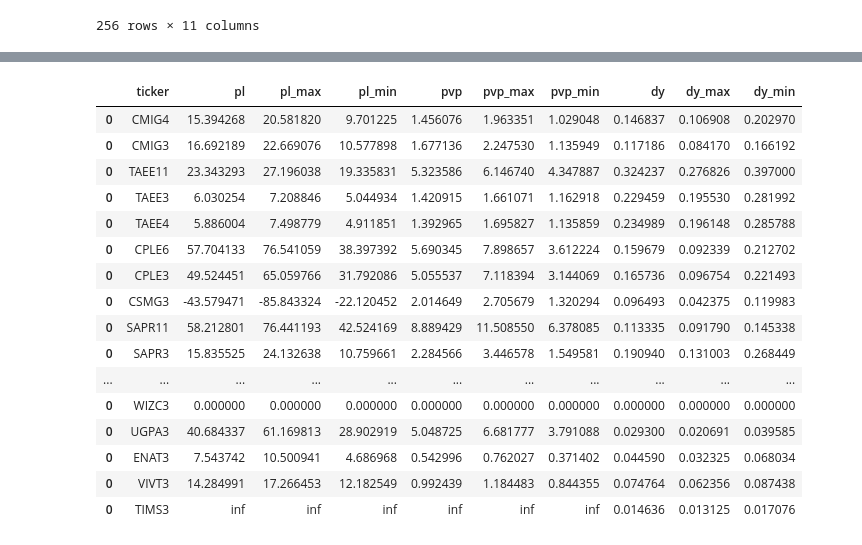
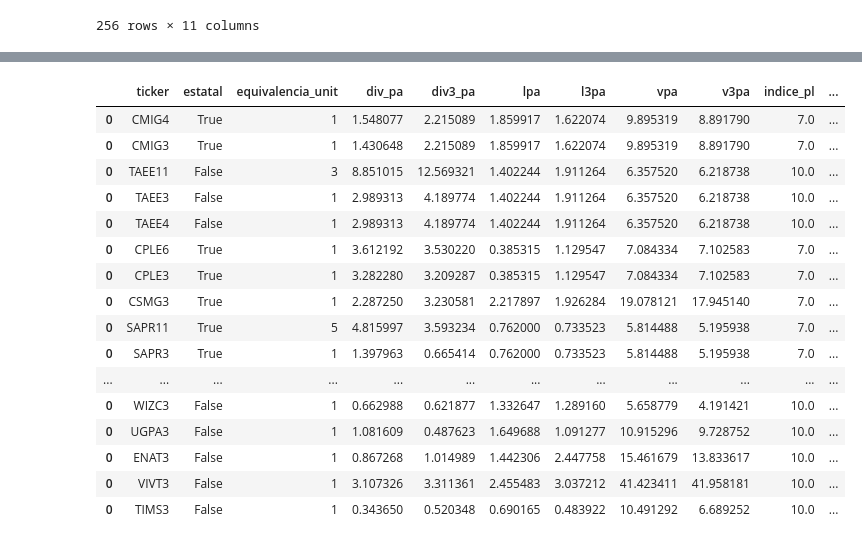
Before and after one commit to eduardopfranca/radar_fundamentalista, a Jupyter notebook: Radar_fund_calculando_indicadores.ipynb, the cells around one changed output, grey strips where cells are left out. Saved outputs shown, nothing was run; the diff lists cells and outputs as text; code cells hidden in the pictures.

Commit message:
pequena mudança ainda sem conferencia feita na planilha dos indicadores

```diff
--- a/Radar_fund_calculando_indicadores.ipynb
+++ b/Radar_fund_calculando_indicadores.ipynb
@@ -337,16 +280,16 @@ faixas_indicadores
 | 0 | TIMS3 | 2021 | inf | inf | inf | inf | inf | inf | 0.032915 | 0.029147 | 0.038819 |
 | 0 | TIMS3 | 2022 | 17.966712 | 21.197823 | 16.880016 | 1.181933 | 1.394490 | 1.110445 | 0.046649 | 0.039539 | 0.049652 |
 256 rows × 11 columns
-# %%
-df_list_faixa_media = []
-for ticker in faixas_indicadores.ticker.unique():
-    df = faixas_indicadores[faixas_indicadores['ticker']==ticker]
-    dicionario = {'ticker': ticker}
-    for coluna in df.columns:
-        if coluna in ['ticker', 'year']:
-            pass
-        else:
-            valor = df[coluna].mean()
-            dicionario[coluna] = valor
-    df = pd.DataFrame(dicionario,index=[0])
-    df_list_faixa_media.append(df)
+# %%
+cotacao_list = []
+for ticker in empresas.empresa:
+    ticker = ticker + '.SA'
+
+    acao = yf.Ticker(ticker)
+
+    try:
+        cotação_atualizada = acao.history(period="1d")["Close"].iloc[-1]
+    except:
+        cotação_atualizada = 0
+
+    cotacao_list.append(cotação_atualizada)
@@ -352,0 +298,2 @@ for ticker in faixas_indicadores.ticker.unique():
+# %%
+empresas['cotacao'] = cotacao_list
@@ -353,22 +416,22 @@ for ticker in faixas_indicadores.ticker.unique():
 # %%
-faixas_indicadores_medias = pd.concat(df_list_faixa_media)
+preco_teto = pd.concat(df_list_precos)
-# %%
-faixas_indicadores_medias
-# %% [output]
-|  | ticker | pl | pl_max | pl_min | pvp | pvp_max | pvp_min | dy | dy_max | dy_min |
-| 0 | CMIG4 | 15.394268 | 20.581820 | 9.701225 | 1.456076 | 1.963351 | 1.029048 | 0.146837 | 0.106908 | 0.202970 |
-| 0 | CMIG3 | 16.692189 | 22.669076 | 10.577898 | 1.677136 | 2.247530 | 1.135949 | 0.117186 | 0.084170 | 0.166192 |
-| 0 | TAEE11 | 23.343293 | 27.196038 | 19.335831 | 5.323586 | 6.146740 | 4.347887 | 0.324237 | 0.276826 | 0.397000 |
-| 0 | TAEE3 | 6.030254 | 7.208846 | 5.044934 | 1.420915 | 1.661071 | 1.162918 | 0.229459 | 0.195530 | 0.281992 |
-| 0 | TAEE4 | 5.886004 | 7.498779 | 4.911851 | 1.392965 | 1.695827 | 1.135859 | 0.234989 | 0.196148 | 0.285788 |
-| 0 | CPLE6 | 57.704133 | 76.541059 | 38.397392 | 5.690345 | 7.898657 | 3.612224 | 0.159679 | 0.092339 | 0.212702 |
-| 0 | CPLE3 | 49.524451 | 65.059766 | 31.792086 | 5.055537 | 7.118394 | 3.144069 | 0.165736 | 0.096754 | 0.221493 |
-| 0 | CSMG3 | -43.579471 | -85.843324 | -22.120452 | 2.014649 | 2.705679 | 1.320294 | 0.096493 | 0.042375 | 0.119983 |
-| 0 | SAPR11 | 58.212801 | 76.441193 | 42.524169 | 8.889429 | 11.508550 | 6.378085 | 0.113335 | 0.091790 | 0.145338 |
-| 0 | SAPR3 | 15.835525 | 24.132638 | 10.759661 | 2.284566 | 3.446578 | 1.549581 | 0.190940 | 0.131003 | 0.268449 |
-| ... | ... | ... | ... | ... | ... | ... | ... | ... | ... | ... |
-| 0 | WIZC3 | 0.000000 | 0.000000 | 0.000000 | 0.000000 | 0.000000 | 0.000000 | 0.000000 | 0.000000 | 0.000000 |
-| 0 | UGPA3 | 40.684337 | 61.169813 | 28.902919 | 5.048725 | 6.681777 | 3.791088 | 0.029300 | 0.020691 | 0.039585 |
-| 0 | ENAT3 | 7.543742 | 10.500941 | 4.686968 | 0.542996 | 0.762027 | 0.371402 | 0.044590 | 0.032325 | 0.068034 |
-| 0 | VIVT3 | 14.284991 | 17.266453 | 12.182549 | 0.992439 | 1.184483 | 0.844355 | 0.074764 | 0.062356 | 0.087438 |
-| 0 | TIMS3 | inf | inf | inf | inf | inf | inf | 0.014636 | 0.013125 | 0.017076 |
+# %%
+preco_teto
+# %% [output]
+|  | ticker | estatal | equivalencia_unit | div_pa | div3_pa | lpa | l3pa | vpa | v3pa | indice_pl | ... |
+| 0 | CMIG4 | True | 1 | 1.548077 | 2.215089 | 1.859917 | 1.622074 | 9.895319 | 8.891790 | 7.0 | ... |
+| 0 | CMIG3 | True | 1 | 1.430648 | 2.215089 | 1.859917 | 1.622074 | 9.895319 | 8.891790 | 7.0 | ... |
+| 0 | TAEE11 | False | 3 | 8.851015 | 12.569321 | 1.402244 | 1.911264 | 6.357520 | 6.218738 | 10.0 | ... |
+| 0 | TAEE3 | False | 1 | 2.989313 | 4.189774 | 1.402244 | 1.911264 | 6.357520 | 6.218738 | 10.0 | ... |
+| 0 | TAEE4 | False | 1 | 2.989313 | 4.189774 | 1.402244 | 1.911264 | 6.357520 | 6.218738 | 10.0 | ... |
+| 0 | CPLE6 | True | 1 | 3.612192 | 3.530220 | 0.385315 | 1.129547 | 7.084334 | 7.102583 | 7.0 | ... |
+| 0 | CPLE3 | True | 1 | 3.282280 | 3.209287 | 0.385315 | 1.129547 | 7.084334 | 7.102583 | 7.0 | ... |
+| 0 | CSMG3 | True | 1 | 2.287250 | 3.230581 | 2.217897 | 1.926284 | 19.078121 | 17.945140 | 7.0 | ... |
+| 0 | SAPR11 | True | 5 | 4.815997 | 3.593234 | 0.762000 | 0.733523 | 5.814488 | 5.195938 | 7.0 | ... |
+| 0 | SAPR3 | True | 1 | 1.397963 | 0.665414 | 0.762000 | 0.733523 | 5.814488 | 5.195938 | 7.0 | ... |
+| ... | ... | ... | ... | ... | ... | ... | ... | ... | ... | ... | ... |
+| 0 | WIZC3 | False | 1 | 0.662988 | 0.621877 | 1.332647 | 1.289160 | 5.658779 | 4.191421 | 10.0 | ... |
+| 0 | UGPA3 | False | 1 | 1.081609 | 0.487623 | 1.649688 | 1.091277 | 10.915296 | 9.728752 | 10.0 | ... |
+| 0 | ENAT3 | False | 1 | 0.867268 | 1.014989 | 1.442306 | 2.447758 | 15.461679 | 13.833617 | 10.0 | ... |
+| 0 | VIVT3 | False | 1 | 3.107326 | 3.311361 | 2.455483 | 3.037212 | 41.423411 | 41.958181 | 10.0 | ... |
+| 0 | TIMS3 | False | 1 | 0.343650 | 0.520348 | 0.690165 | 0.483922 | 10.491292 | 6.689252 | 10.0 | ... |
```
Also changed, not shown: parts of 7 cells of this notebook.
